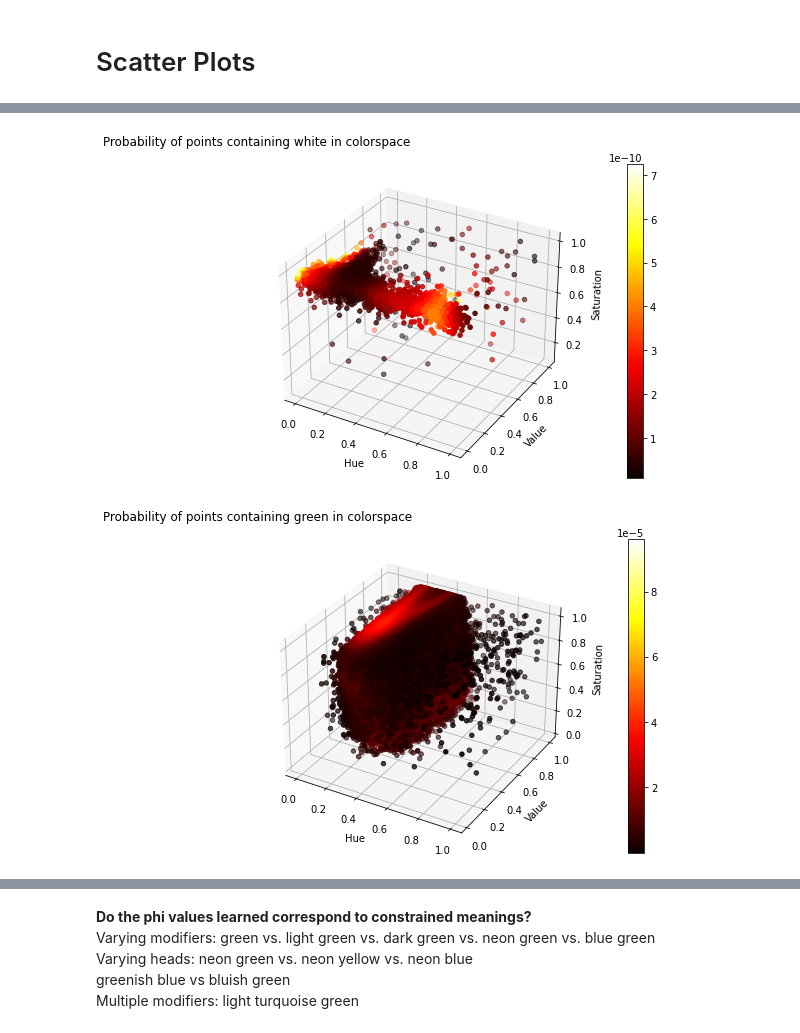
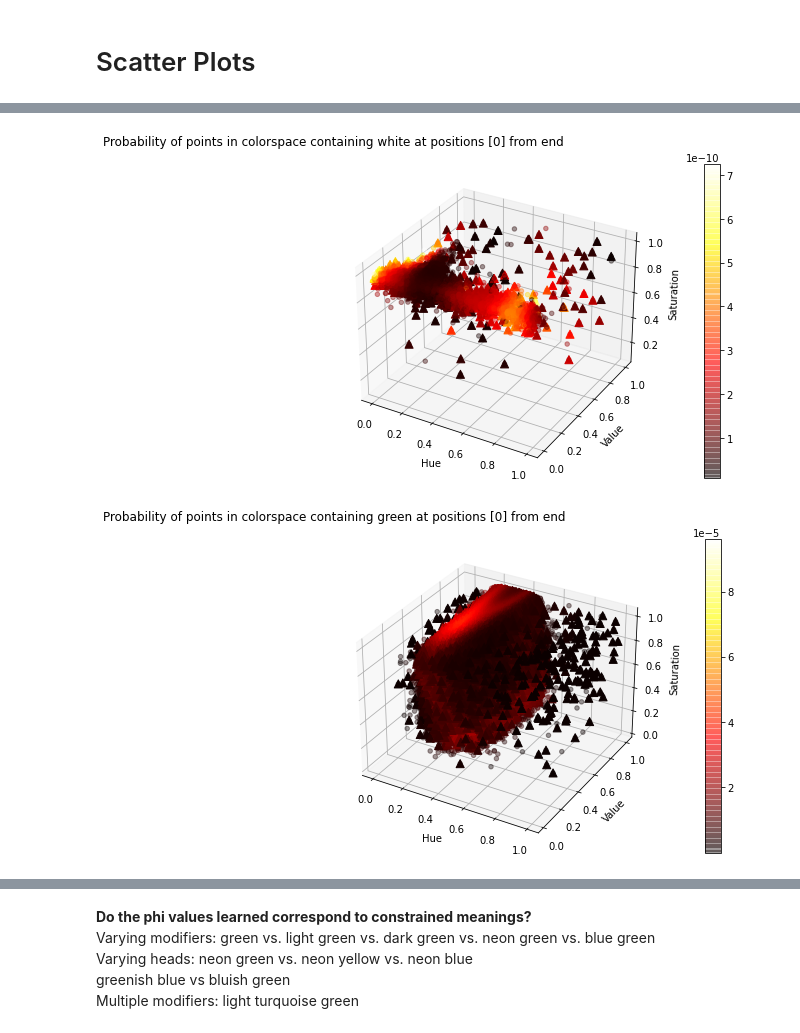
Before and after one commit to souDuggirala/speaker_strategies_sigdial2020, a Jupyter notebook: lab/analyses/notebooks/A003_compositional_xkcd_visualizations.ipynb, the cells around one changed output, grey strips where cells are left out. Cells and saved outputs as stored; diff of their text form; code cells hidden in the pictures.

```diff
--- a/lab/analyses/notebooks/A003_compositional_xkcd_visualizations.ipynb
+++ b/lab/analyses/notebooks/A003_compositional_xkcd_visualizations.ipynb
@@ -273,8 +277,8 @@ comp_plotter.scatter_plot_subset_color_term("black", [1])
 # %%
-comp_plotter.scatter_plot_subset_color_term("white", [1])
+comp_plotter.scatter_plot_subset_color_term("white", [0])
 # %% [output]
-[figure, old version]
+[figure, new version]
 # %%
-comp_plotter.scatter_plot_subset_color_term("green", [1])
+comp_plotter.scatter_plot_subset_color_term("green", [0])
 # %% [output]
-[figure, old version]
+[figure, new version]
```
Also changed, not shown: parts of 7 cells of this notebook, 1 other file.
